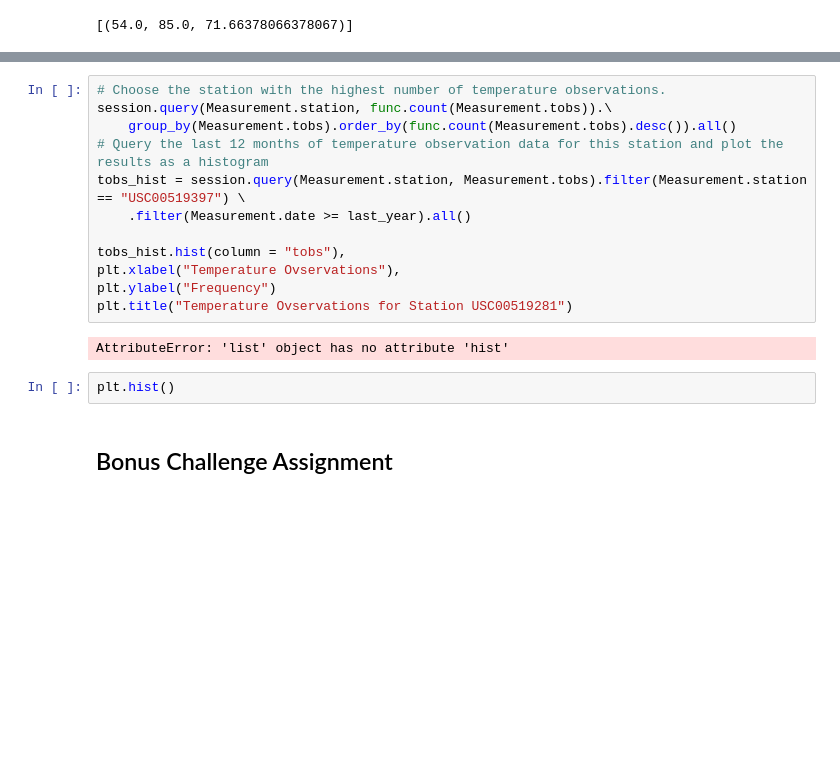
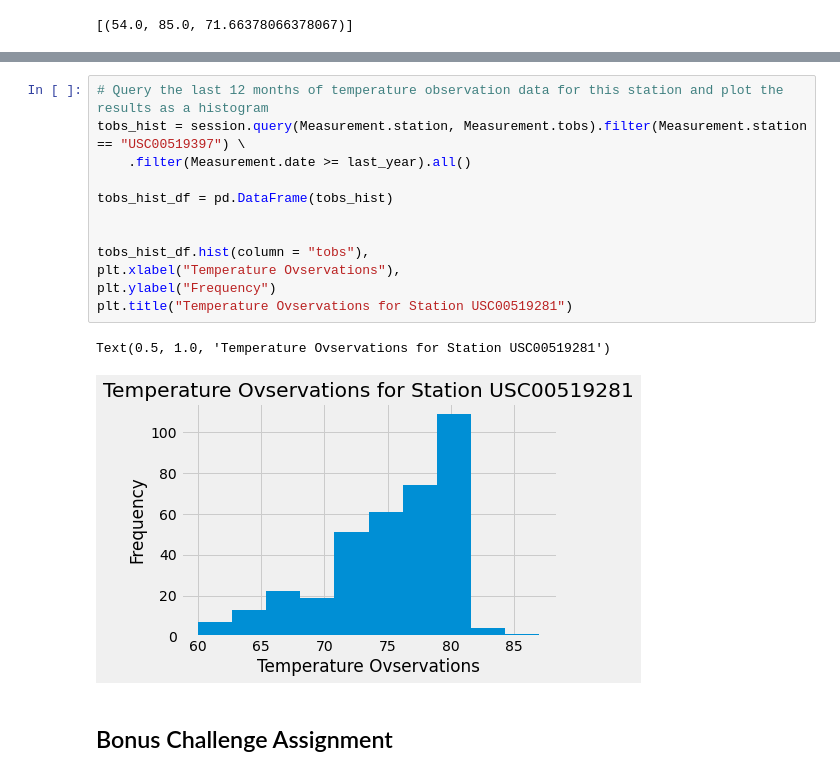
Before and after one commit to arerickson28/sqlalchemy-challenge, a Jupyter notebook: climate_notebook.ipynb, the cells around one changed output, grey strips where cells are left out. Drawn from its saved outputs; the diff is of its cells as text; blank space fills up the shorter version.

```diff
--- a/climate_notebook.ipynb
+++ b/climate_notebook.ipynb
@@ -126,19 +140,18 @@ session.query(func.min(Measurement.tobs), func.max(Measurement.tobs), \
 # %%
-# Choose the station with the highest number of temperature observations.
-session.query(Measurement.station, func.count(Measurement.tobs)).\
-    group_by(Measurement.tobs).order_by(func.count(Measurement.tobs).desc()).all()
 # Query the last 12 months of temperature observation data for this station and plot the results as a histogram
 tobs_hist = session.query(Measurement.station, Measurement.tobs).filter(Measurement.station == "USC00519397") \
     .filter(Measurement.date >= last_year).all()
 
-tobs_hist.hist(column = "tobs"),
+tobs_hist_df = pd.DataFrame(tobs_hist)
+
+
+tobs_hist_df.hist(column = "tobs"),
 plt.xlabel("Temperature Ovservations"),
 plt.ylabel("Frequency")
 plt.title("Temperature Ovservations for Station USC00519281")
 # %% [output]
-AttributeError: 'list' object has no attribute 'hist'
+Text(0.5, 1.0, 'Temperature Ovservations for Station USC00519281')
+[figure, added]
-# %%
-plt.hist()
 # %% [markdown]
 ## Bonus Challenge Assignment
 # %%
```
Also changed, not shown: parts of 1 cell of this notebook.
